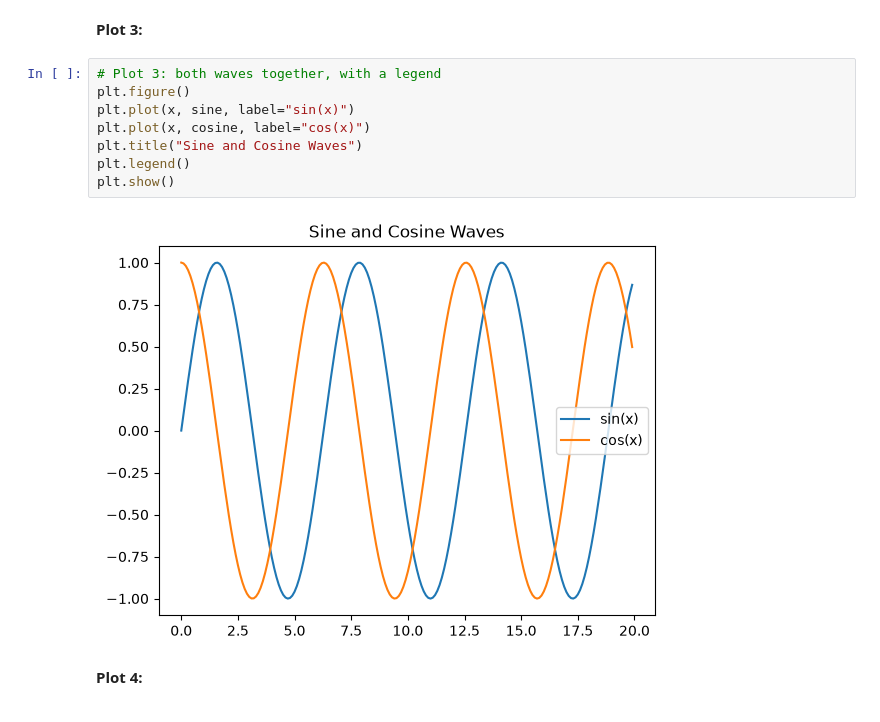
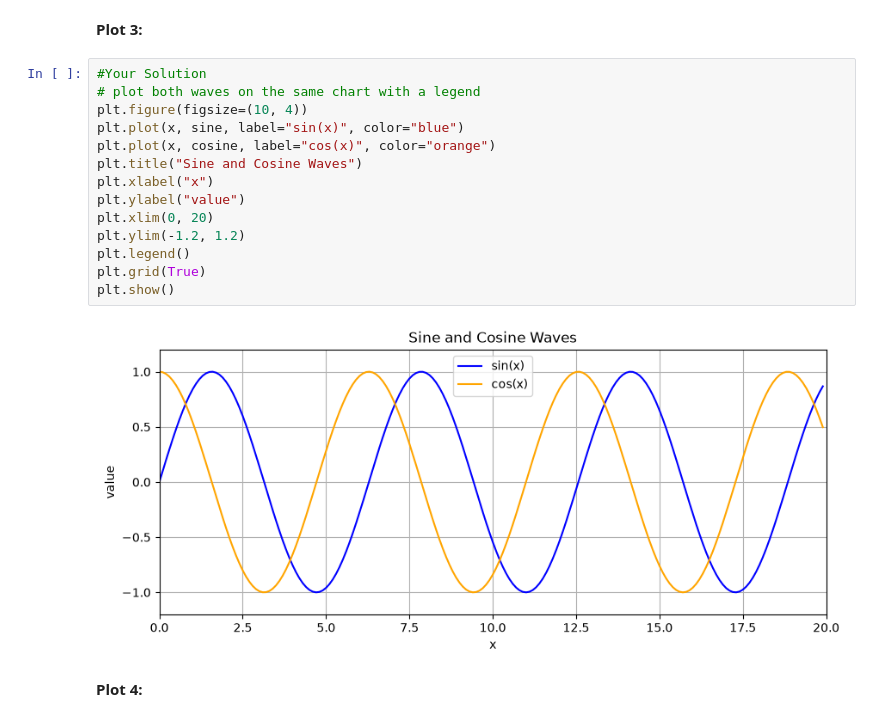
Before and after one commit to erprakashbu/bu-csd-dx602-python, a Jupyter notebook: homework.ipynb, the cells around one changed output. Saved outputs shown, nothing was run; the diff lists cells and outputs as text.

```diff
--- a/homework.ipynb
+++ b/homework.ipynb
@@ -233,15 +280,21 @@ plt.show()
 # %% [markdown]
 **Plot 3:**
 # %%
-# Plot 3: both waves together, with a legend
-plt.figure()
-plt.plot(x, sine, label="sin(x)")
-plt.plot(x, cosine, label="cos(x)")
+#Your Solution
+# plot both waves on the same chart with a legend
+plt.figure(figsize=(10, 4))
+plt.plot(x, sine, label="sin(x)", color="blue")
+plt.plot(x, cosine, label="cos(x)", color="orange")
 plt.title("Sine and Cosine Waves")
+plt.xlabel("x")
+plt.ylabel("value")
+plt.xlim(0, 20)
+plt.ylim(-1.2, 1.2)
 plt.legend()
+plt.grid(True)
 plt.show()
 # %% [output]
-[figure, old version]
+[figure, new version]
 # %% [markdown]
 **Plot 4:**
 # %%
```
Also changed, not shown: parts of 25 cells of this notebook.
